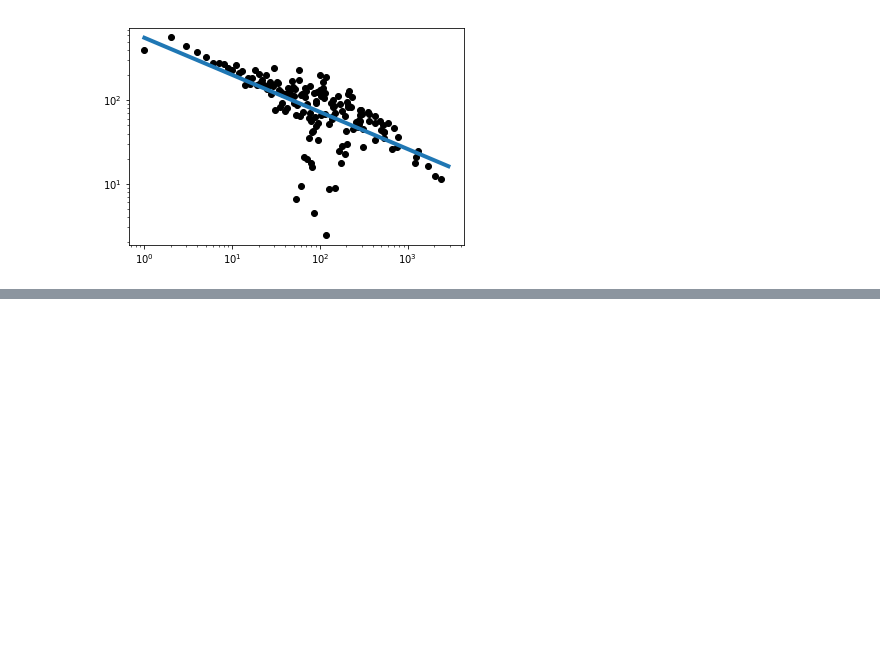
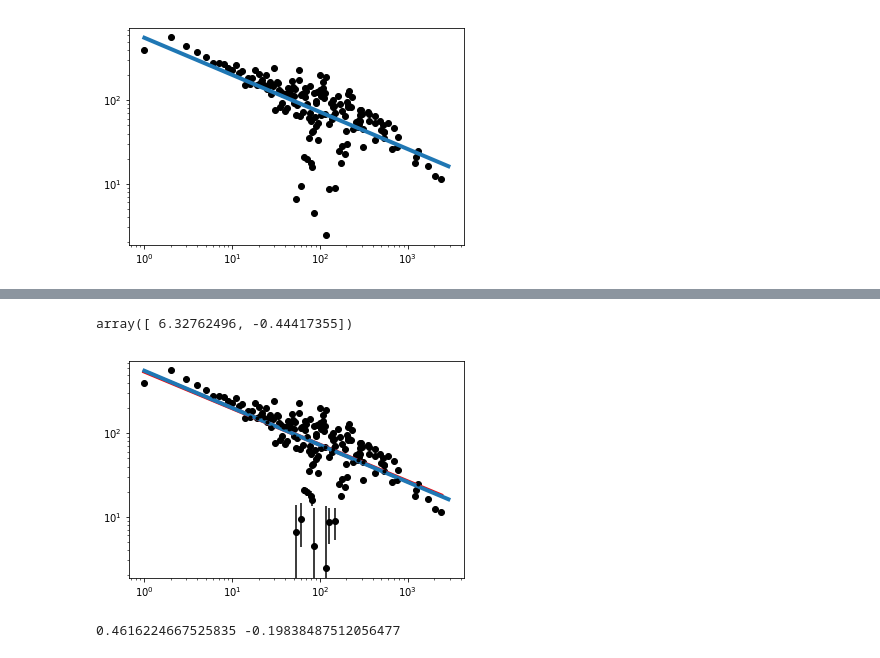
Before and after one commit to vms10/redestcs, a Jupyter notebook: Ejercicio4.ipynb, the cells around one changed output, grey strips where cells are left out. Saved outputs shown, nothing was run; the diff lists cells and outputs as text; code cells hidden in the pictures; blank space fills up the shorter version.

```diff
--- a/Ejercicio4.ipynb
+++ b/Ejercicio4.ipynb
@@ -127,0 +137,36 @@ plt.show()
+# %%
+P_ini=[6,-0.4]
+
+out= optimize.leastsq(error,P_ini,args=(np.array(F2logx), np.array(F2logy)),full_output=1)
+pfinal = out[0]
+covar = out[1]
+p0err=np.sqrt( covar[0][0] )
+p1err= np.sqrt( covar[1][1] )
+
+pfinal  #valores del ajuste
+# %% [output]
+array([ 6.32762496, -0.44417355])
+# %%
+def error_y(p,x,y):
+    return (fiteadora(p,x)-y)**2
+def error_ajuste(p,x,y,err):
+    return (fiteadora(p,x)-y)/err
+# %%
+yerror=error_y(pfinal,np.array(F2logx),np.array(F2logy))
+# %%
+salida=optimize.leastsq(error_ajuste,P_ini,args=(np.array(F2logx), np.array(F2logy),yerror),full_output=1)
+pfinal_op = salida[0]
+covar_op= salida[1]
+p0err_op=np.sqrt( covar[0][0] )
+p1err_op= np.sqrt( covar[1][1] )
+# %%
+plt.scatter(F2[0],F2[1], color='black')
+plt.errorbar(F2[0], F2[1], yerr=yerror, fmt='k.')
+plt.xscale('log')
+plt.yscale('log')
+plt.plot(F2[0],(F2[0]**pfinal_op[1])* math.e**pfinal_op[0],c="r" ,lw=4)
+plt.plot(X,(X**-0.444173551673417)* math.e**6.327624965083439, lw=4)
+
+plt.show()
+# %% [output]
+[figure, added]
@@ -127,0 +199,6 @@ plt.show()
+# %%
+r_H=r(H)
+r_G=r(G)
+print(r_H,r_G)
+# %% [output]
+0.4616224667525835 -0.19838487512056477
```
Also changed, not shown: parts of 5 cells of this notebook, 1 other file.
